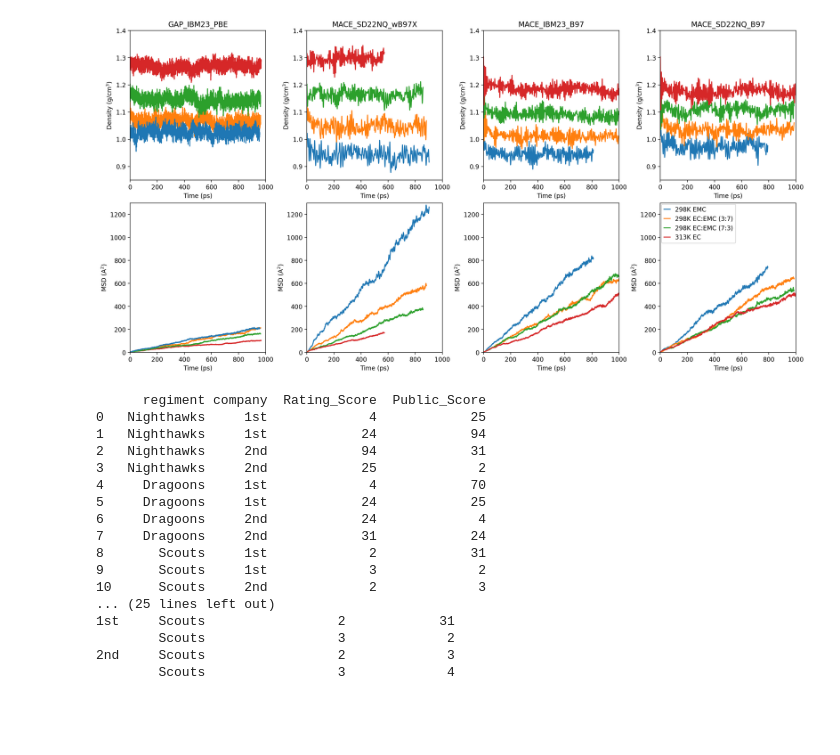
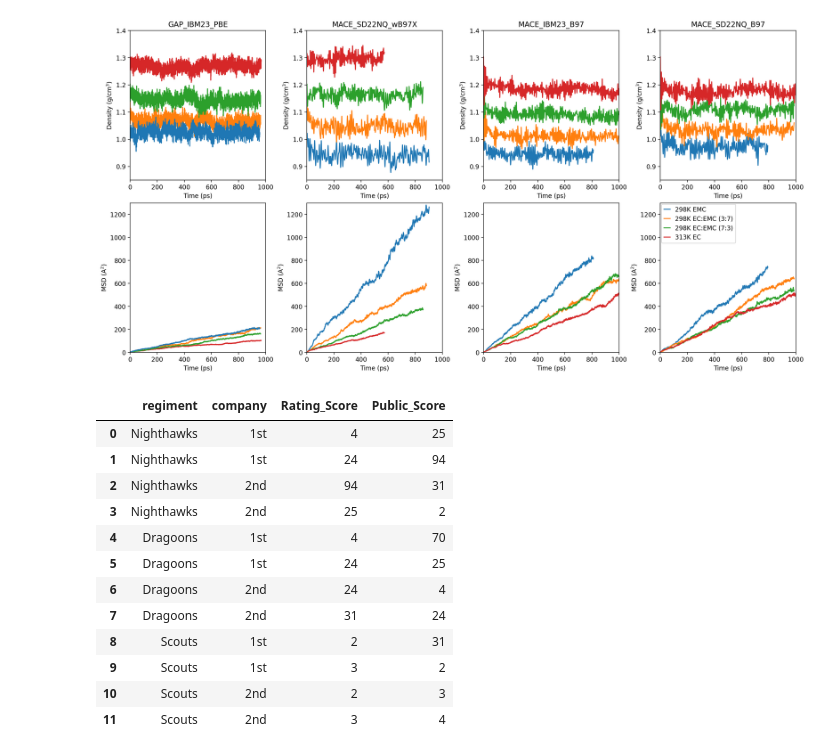
Before and after one commit to imagdau/dataTransferabilityMLIP, a Jupyter notebook: main.ipynb, the cells around one changed output. Cells and saved outputs as stored; diff of their text form; code cells hidden in the pictures; blank space fills up the shorter version.

```diff
--- a/main.ipynb
+++ b/main.ipynb
@@ -175,38 +114,27 @@ plt.legend(['298K EMC', '298K EC:EMC (3:7)', '298K EC:EMC (7:3)', '313K EC'], ha
 # %%
 import pandas as pd
 
 raw_data = {"regiment": ["Nighthawks", "Nighthawks", "Nighthawks", "Nighthawks",
                              "Dragoons", "Dragoons", "Dragoons", "Dragoons", "Scouts",
                              "Scouts", "Scouts", "Scouts"],
                 "company": ["1st", "1st", "2nd", "2nd", "1st", "1st", "2nd",
                             "2nd","1st", "1st", "2nd", "2nd"],
                 "Rating_Score": [4, 24, 94, 25, 4, 24, 24, 31, 2, 3, 2, 3],
-                "Public_Score": [25, 94, 31, 2, 70, 25, 4, 24, 31, 2, 3, 4]}
+                "Public_Score": [25, 94, 31, 2, 70, 25, 4, 24, 31, 2, 3, 4]} #dictionary of lists, the key is the header of the column
 
-df = pd.DataFrame(raw_data, columns = ["regiment", "company",
-                                           "Rating_Score", "Public_Score"])
-
-print(df)
-
-df = df.set_index(["regiment", "company"])
-print(df)
-
-print(df.swaplevel("regiment", "company"))
+df = pd.DataFrame(raw_data)
+df
 # %% [output]
-      regiment company  Rating_Score  Public_Score
-0   Nighthawks     1st             4            25
-1   Nighthawks     1st            24            94
-2   Nighthawks     2nd            94            31
-3   Nighthawks     2nd            25             2
-4     Dragoons     1st             4            70
-5     Dragoons     1st            24            25
-6     Dragoons     2nd            24             4
-7     Dragoons     2nd            31            24
-8       Scouts     1st             2            31
-9       Scouts     1st             3             2
-10      Scouts     2nd             2             3
-... (25 lines left out)
-1st     Scouts                 2            31
-        Scouts                 3             2
-2nd     Scouts                 2             3
-        Scouts                 3             4
+|  | regiment | company | Rating_Score | Public_Score |
+| 0 | Nighthawks | 1st | 4 | 25 |
+| 1 | Nighthawks | 1st | 24 | 94 |
+| 2 | Nighthawks | 2nd | 94 | 31 |
+| 3 | Nighthawks | 2nd | 25 | 2 |
+| 4 | Dragoons | 1st | 4 | 70 |
+| 5 | Dragoons | 1st | 24 | 25 |
+| 6 | Dragoons | 2nd | 24 | 4 |
+| 7 | Dragoons | 2nd | 31 | 24 |
+| 8 | Scouts | 1st | 2 | 31 |
+| 9 | Scouts | 1st | 3 | 2 |
+| 10 | Scouts | 2nd | 2 | 3 |
+| 11 | Scouts | 2nd | 3 | 4 |
```
Also changed, not shown: parts of 7 cells of this notebook.
